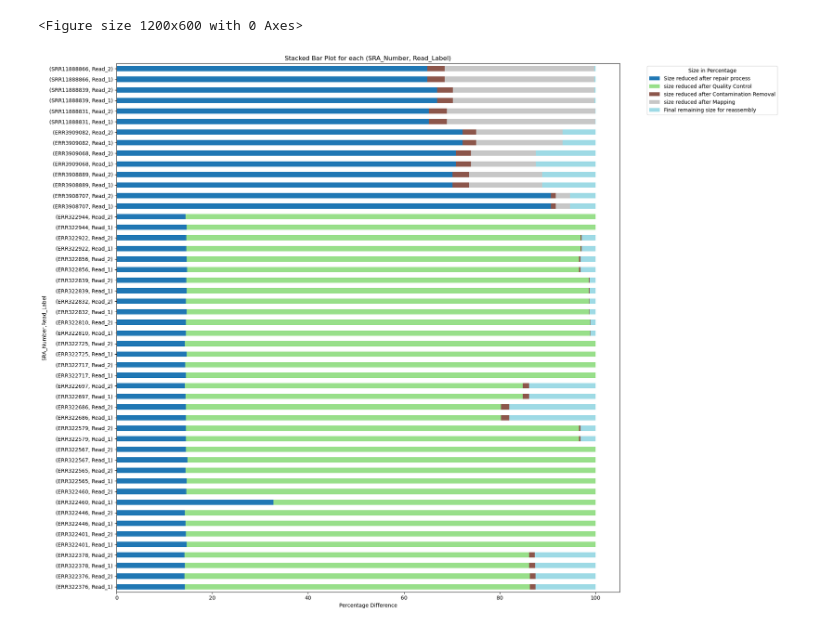
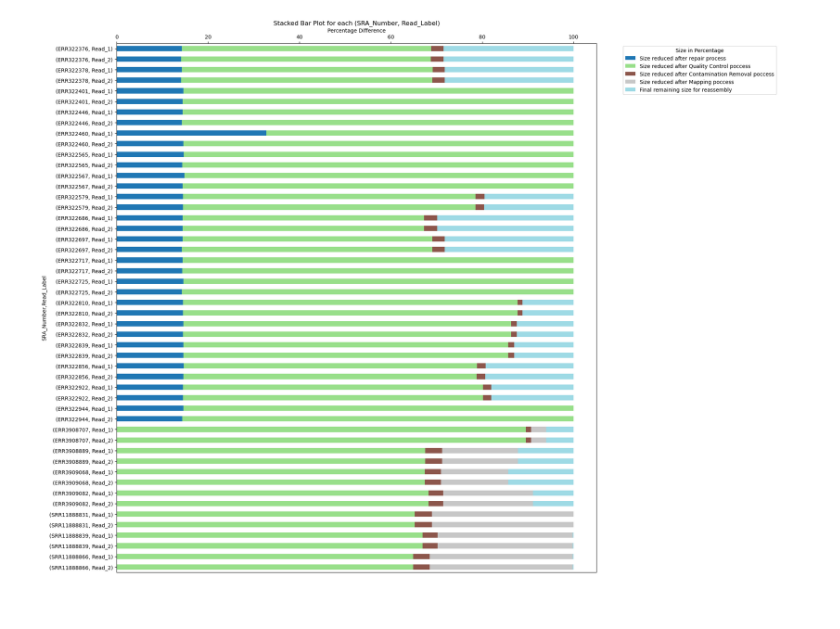
Before and after one commit to michaelgruenstaeudl/DataMining_HumanMitoGenomes, a Jupyter notebook: nextflow_workflow/CODE_nextflow_processes_analysis.ipynb, the cells around one changed output. Saved outputs shown, nothing was run; the diff lists cells and outputs as text; code cells hidden in the pictures.

```diff
--- a/nextflow_workflow/CODE_nextflow_processes_analysis.ipynb
+++ b/nextflow_workflow/CODE_nextflow_processes_analysis.ipynb
@@ -83,15 +89,26 @@ ordered_file_size_df
 # %%
 pivot_df = ordered_file_size_df.pivot(
-    index=["SRA_Number", "Read_Label"], columns="Process_Name", values="percentage_diff"
+    index=["SRA_Number", "Read_Label"],
+    columns="diff_after_process",
+    values="percentage_diff",
 )
-pivot_df = pivot_df[process_order]
-pivot_df = pivot_df.rename(columns={
-    "Initial Input Files": "Size reduced after repair process",
-    "Repair Read Output": "size reduced after Quality Control",
-    "Quality Control Output": "size reduced after Contamination Removal",
-    "Contamination Output": "size reduced after Mapping",
-    "Mapping Output": "Final remaining size for reassembly",
-})
+pivot_df = pivot_df.rename(
+    columns={
+        "Repair Read Output": "Size reduced after repair process",
+        "Quality Control Output": "Size reduced after Quality Control poccess",
+        "Contamination Output": "Size reduced after Contamination Removal poccess",
+        "Mapping Output": "Size reduced after Mapping poccess",
+        "Remaining file Size for reassembly": "Final remaining size for reassembly",
+    }
+)
+pivoted_difference_order = [
+    "Size reduced after repair process",
+    "Size reduced after Quality Control poccess",
+    "Size reduced after Contamination Removal poccess",
+    "Size reduced after Mapping poccess",
+    "Final remaining size for reassembly",
+]
+pivot_df = pivot_df[pivoted_difference_order]
 # %%
 pivot_df = pivot_df.reset_index()
 pivot_df
@@ -115,0 +133,2 @@ pivot_df
+# %%
+pivot_df.set_index(["SRA_Number", "Read_Label"])
@@ -116,23 +154,23 @@ pivot_df
 # %%
-import matplotlib.pyplot as plt
 
 # Set plot size
-plt.figure(figsize=(12, 6))
+# plt.figure(figsize=(12, 6))
 
 # Plot stacked bar chart
-pivot_df.set_index(["SRA_Number", "Read_Label"]).plot(
+ax = pivot_df.set_index(["SRA_Number", "Read_Label"]).plot(
     kind="barh",
     stacked=True,
     figsize=(20, 15),
     colormap="tab20"
 )
-
+ax.invert_yaxis()
+ax.xaxis.set_label_position('top')
+ax.xaxis.tick_top()
 plt.xlabel("Percentage Difference")
 plt.title("Stacked Bar Plot for each (SRA_Number, Read_Label)")
 # plt.xticks(rotation=45, ha="right")
 plt.legend(title="Size in Percentage", bbox_to_anchor=(1.05, 1), loc="upper left")
 plt.tight_layout()
 plt.show()
 # %% [output]
-<Figure size 1200x600 with 0 Axes>
-[figure, old version]
+[figure, new version]
```
Also changed, not shown: parts of 7 cells of this notebook.
